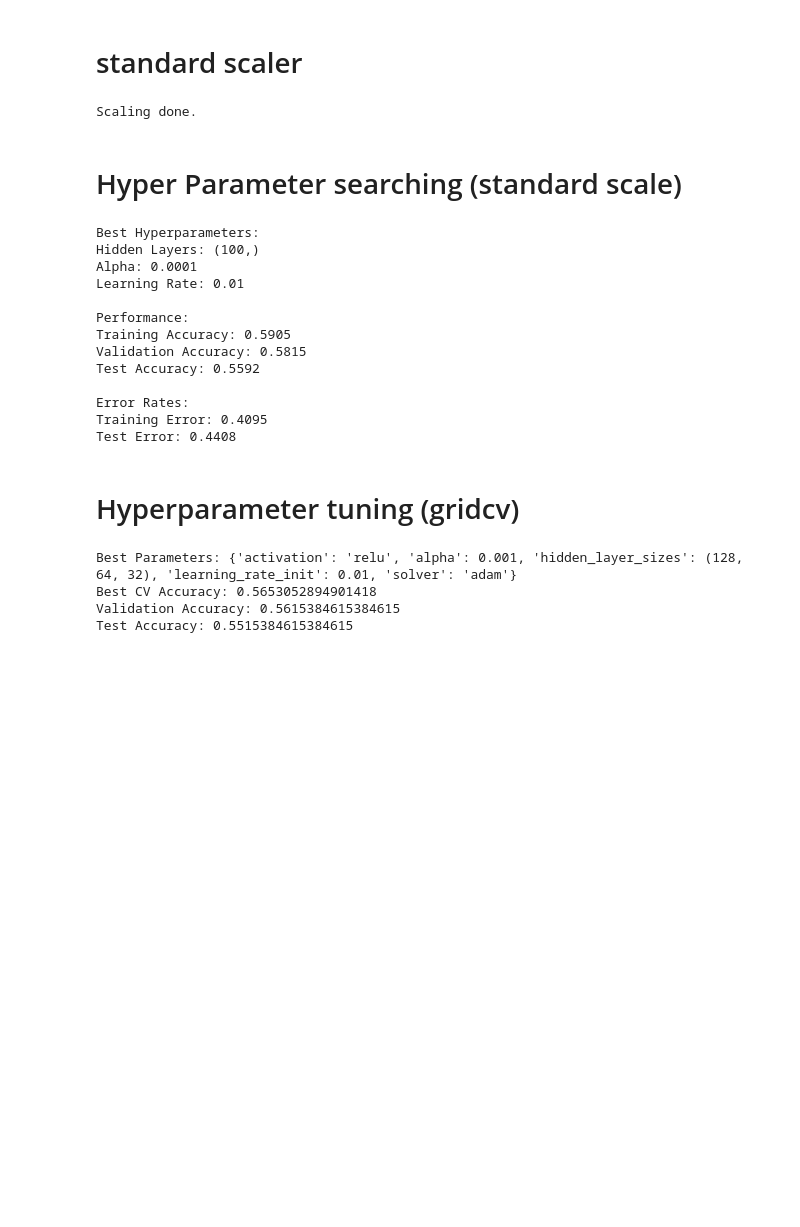
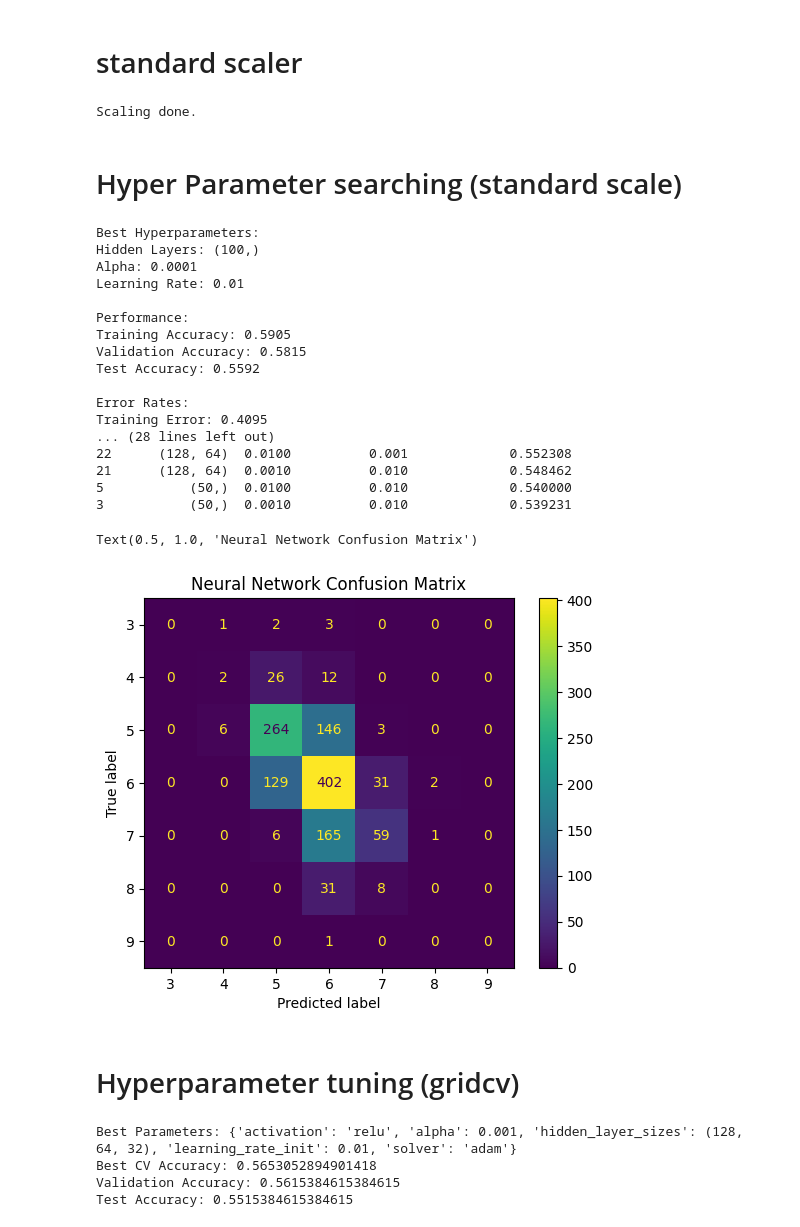
Before and after one commit to nreualuhs/178-Group-Project, a Jupyter notebook: NN.ipynb, the cells around one changed output. Drawn from its saved outputs; the diff is of its cells as text; code cells hidden in the pictures; blank space fills up the shorter version.

Commit message:
Fix: added confusion matrix and table to NN notebook (wrong last commit)

```diff
--- a/NN.ipynb
+++ b/NN.ipynb
@@ -46,6 +46,7 @@ Scaling done.
 # %% [markdown]
 # Hyper Parameter searching (standard scale)
 # %%
+import pandas as pd
 best_model = None
 best_val_acc = 0
 best_params = None
@@ -55,6 +56,7 @@ hidden_layer_options = [
 ]
 alpha_options = [0.0001, 0.001, 0.01]
 lr_options = [0.001, 0.01]
+results = []
 
 for hidden_layers in hidden_layer_options:
     for alpha in alpha_options:
@@ -81,6 +83,13 @@ for hidden_layers in hidden_layer_options:
                 best_val_acc = val_acc
                 best_model = model
                 best_params = (hidden_layers, alpha, lr)
+
+            results.append({
+                "Hidden Layers": hidden_layers,
+                "Alpha": alpha,
+                "Learning Rate": lr,
+                "Validation Accuracy": val_acc
+            })
 
 # -----------------------------
 # Step 3: Evaluate best model
@@ -111,6 +120,13 @@ print(f"Test Accuracy: {test_acc:.4f}")
 print("\nError Rates:")
 print(f"Training Error: {train_error:.4f}")
 print(f"Test Error: {test_error:.4f}")
+
+results_df = pd.DataFrame(results)
+
+# Sort by best validation accuracy
+results_df = results_df.sort_values(by="Validation Accuracy", ascending=False)
+
+print(results_df)
 # %% [output]
 Best Hyperparameters:
 Hidden Layers: (100,)
@@ -124,7 +140,19 @@ Test Accuracy: 0.5592
 
 Error Rates:
 Training Error: 0.4095
-Test Error: 0.4408
+... (28 lines left out)
+22      (128, 64)  0.0100          0.001             0.552308
+21      (128, 64)  0.0010          0.010             0.548462
+5           (50,)  0.0100          0.010             0.540000
+3           (50,)  0.0010          0.010             0.539231
+# %%
+from sklearn.metrics import ConfusionMatrixDisplay
+
+ConfusionMatrixDisplay.from_predictions(y_test, test_pred)
+plt.title("Neural Network Confusion Matrix")
+# %% [output]
+Text(0.5, 1.0, 'Neural Network Confusion Matrix')
+[figure, added]
 # %% [markdown]
 # Hyperparameter tuning (gridcv)
 # %%
```
